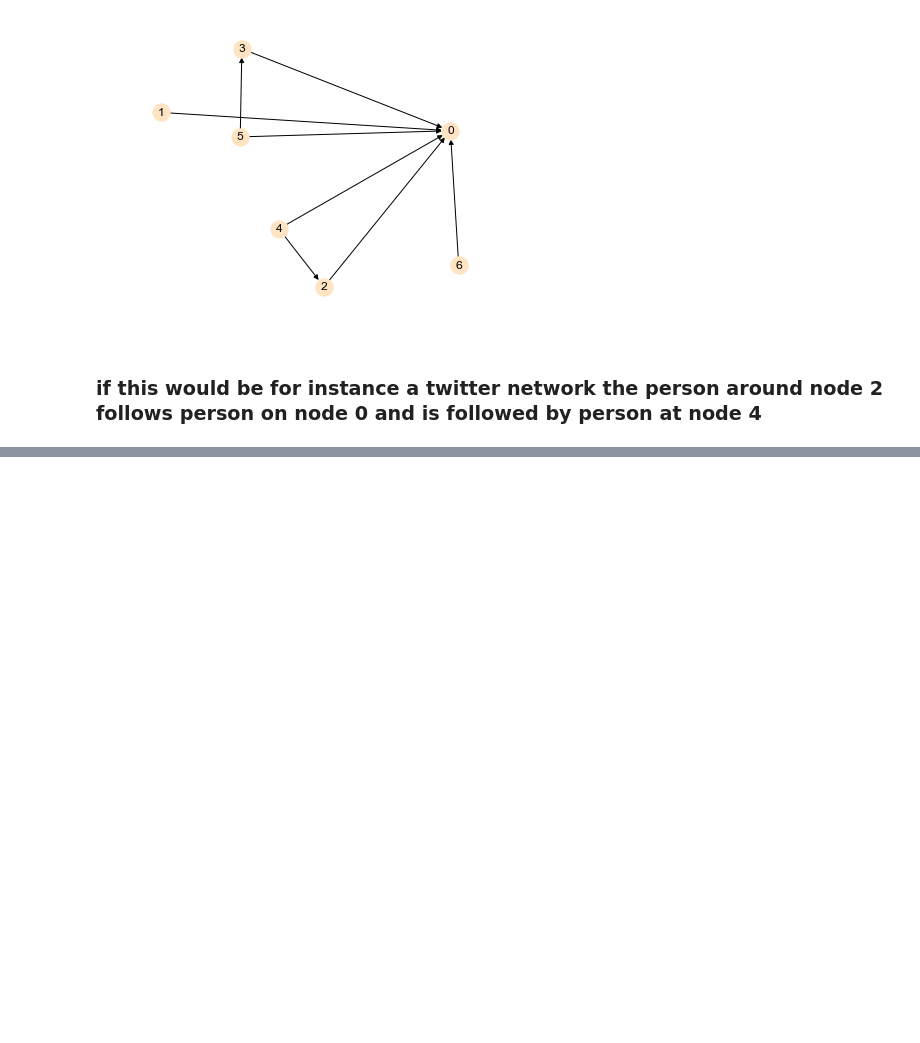
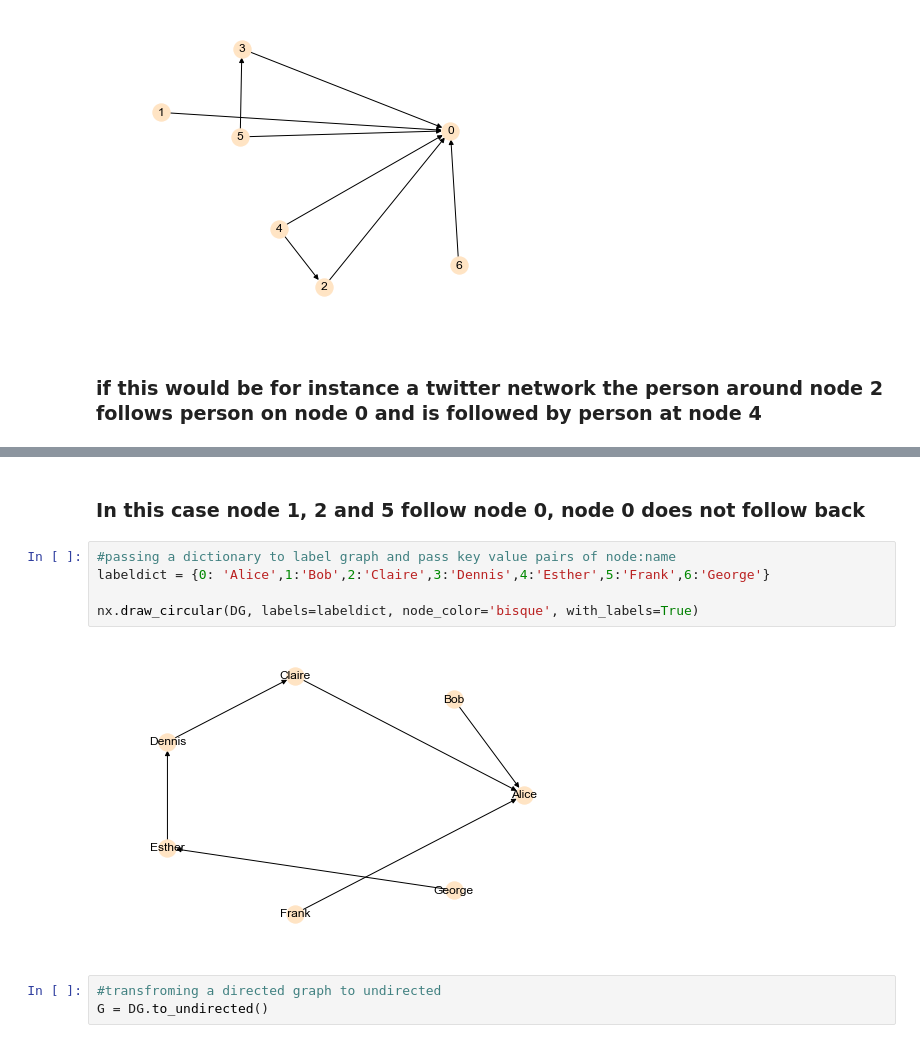
Before and after one commit to sousablde/DataSci-Searcheable-Notes, a Jupyter notebook: Data-Sci-Network Analysis.ipynb, the cells around one changed output, grey strips where cells are left out. Saved outputs shown, nothing was run; the diff lists cells and outputs as text; blank space fills up the shorter version.

```diff
--- a/Data-Sci-Network Analysis.ipynb
+++ b/Data-Sci-Network Analysis.ipynb
@@ -133,0 +205,12 @@ nx.draw(G, node_color = 'bisque', with_labels = True)
+# %% [markdown]
+### In this case node 1, 2 and 5 follow node 0, node 0 does not follow back
+# %%
+#passing a dictionary to label graph and pass key value pairs of node:name
+labeldict = {0: 'Alice',1:'Bob',2:'Claire',3:'Dennis',4:'Esther',5:'Frank',6:'George'}
+
+nx.draw_circular(DG, labels=labeldict, node_color='bisque', with_labels=True)
+# %% [output]
+[figure, added]
+# %%
+#transfroming a directed graph to undirected
+G = DG.to_undirected()
```
Also changed, not shown: parts of 30 cells of this notebook, 2 other files.
